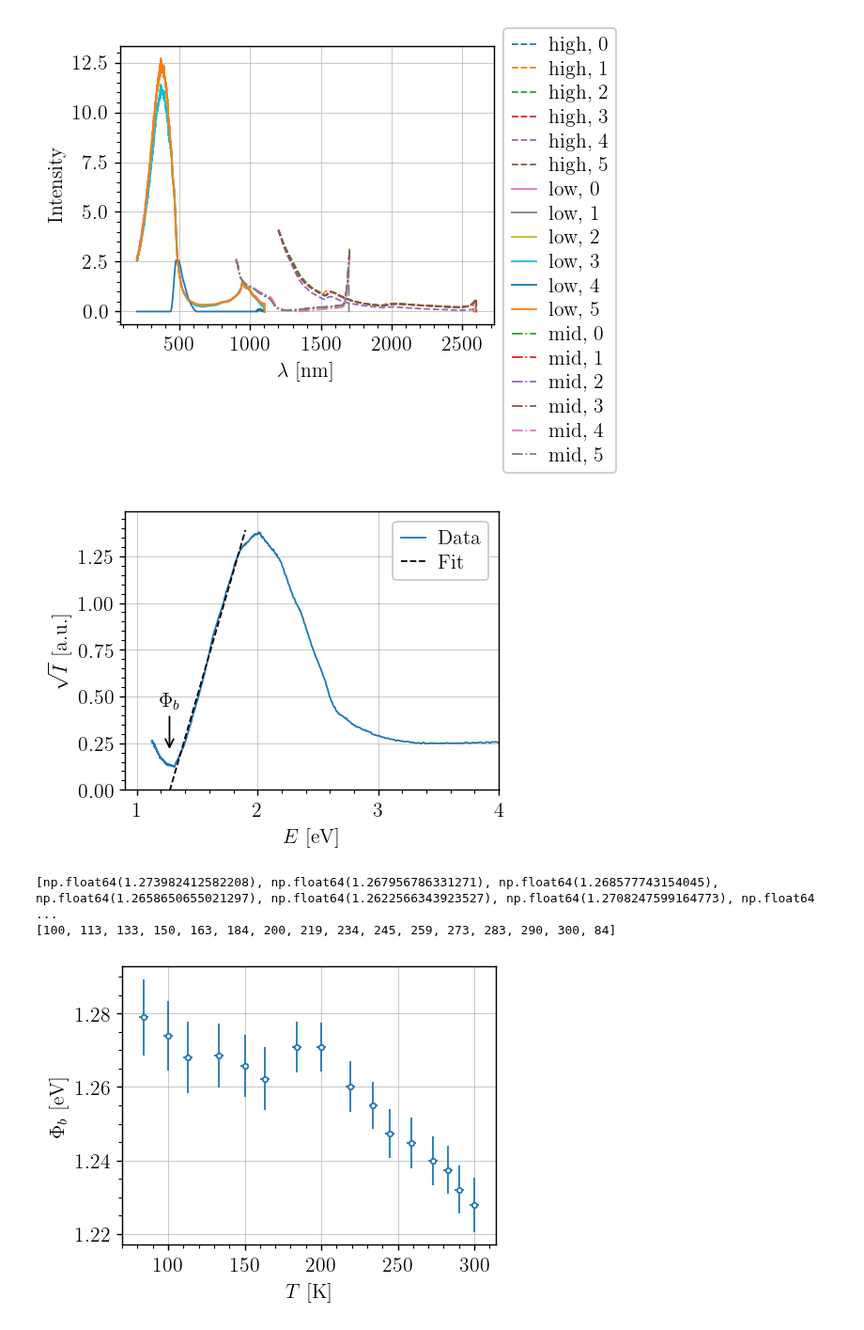
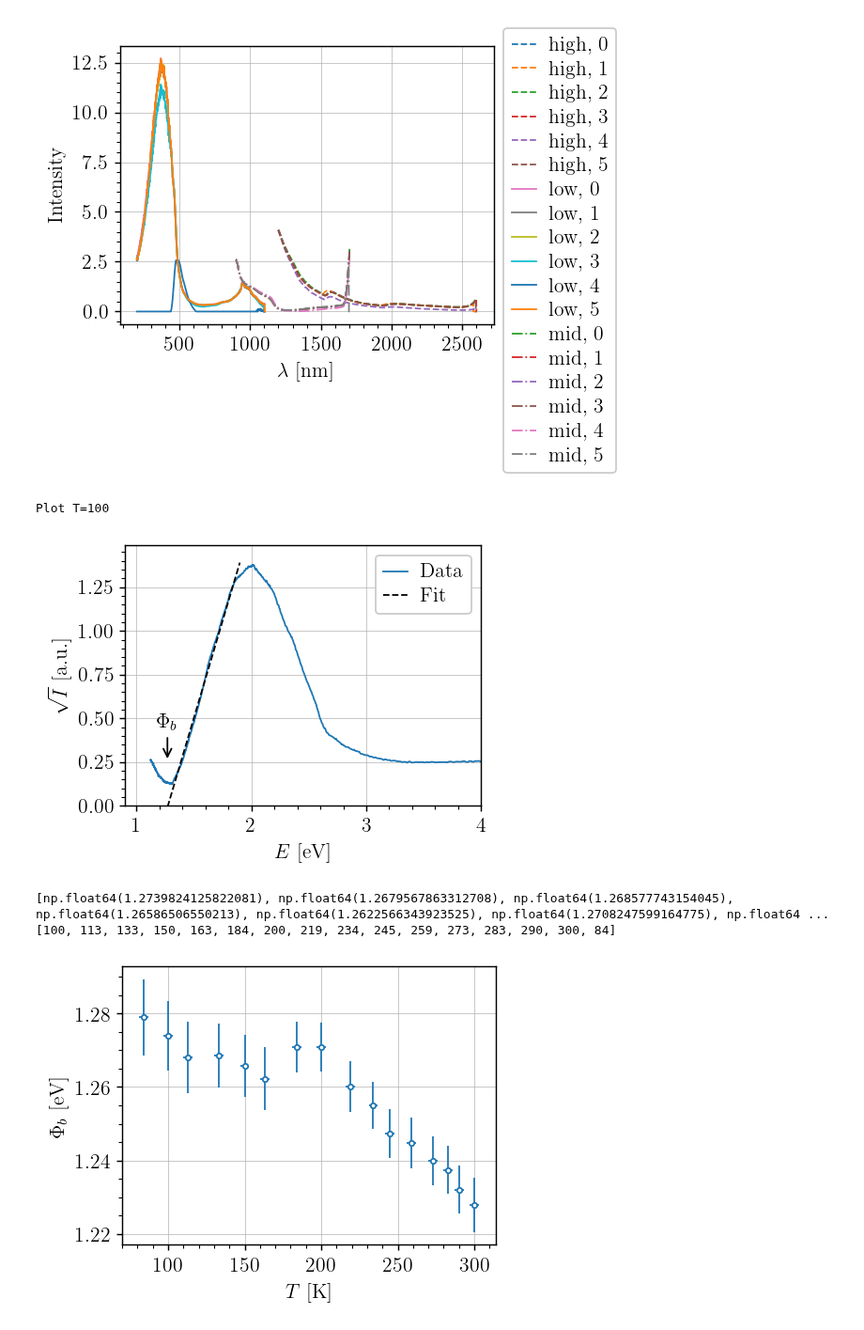
Before and after one commit to TomVdt/TPIII, a Jupyter notebook: 06-photoemission-interne/analyse/exp2_calibration.ipynb, the cells around one changed output. Shown at 94% size. Saved outputs shown, nothing was run; the diff lists cells and outputs as text; code cells hidden in the pictures.

```diff
--- a/06-photoemission-interne/analyse/exp2_calibration.ipynb
+++ b/06-photoemission-interne/analyse/exp2_calibration.ipynb
@@ -84,38 +81,40 @@ for i, photocurr in enumerate(photocurrent_dataset):
 
     # plt.plot(photocurr.E, np.sqrt(mod_intensity), label="After calibration")
 
     studied_E_range = photocurr.E[(1.3 < photocurr.E) & (photocurr.E < 1.9)]
     studied_sqrt_intens = np.sqrt(mod_intensity)[(1.3 < photocurr.E) & (photocurr.E < 1.9)]
     coefs, cov = np.polyfit(studied_E_range, studied_sqrt_intens, 1, cov=True)
     errs = np.sqrt(np.diag(cov))
     fitfunc = np.poly1d(coefs)
 
     phi_b.append(-coefs[1] / coefs[0])
     err_phi_b.append(np.abs(errs[0]/coefs[0]) + np.abs(errs[1]/coefs[1]))
 
     T.append(photocurr.T)
 
     if (i == 0):
         x = np.linspace(1, 1.9, 20)
         plt.plot(photocurr.E, np.sqrt(mod_intensity), label="Data")
         plt.plot(x, fitfunc(x), label="Fit", ls="--", c='k')
-
+        print(f"Plot T={photocurr.T}")
         plt.xlabel("$E$ [eV]")
         plt.ylabel("$\\sqrt{I}$ [a.u.]")
         plt.xlim(0.9, 4)
         plt.ylim(0)
 
-        plt.annotate("$\\Phi_b$", (1.27,0.2), (1.27, 0.45), arrowprops=dict(arrowstyle='->', color="k",),ha='center')
+        plt.annotate("$\\Phi_b$", (1.27,0.25), (1.27, 0.45), arrowprops=dict(arrowstyle='->', color="k",),ha='center')
         plt.legend()
+        plt.tight_layout()
         plt.savefig("../figures/photocurrent_curve.pdf")
         plt.show()
 
 print(phi_b)
 print(T)
 # %% [output]
+Plot T=100
-[figure, old version]
+[figure, new version]
-[np.float64(1.273982412582208), np.float64(1.267956786331271), np.float64(1.268577743154045), np.float64(1.2658650655021297), np.float64(1.2622566343923527), np.float64(1.2708247599164773), np.float64 ...
-[100, 113, 133, 150, 163, 184, 200, 219, 234, 245, 259, 273, 283, 290, 300, 84]
+[np.float64(1.2739824125822081), np.float64(1.2679567863312708), np.float64(1.268577743154045), np.float64(1.26586506550213), np.float64(1.2622566343923525), np.float64(1.2708247599164775), np.float64 ...
+[100, 113, 133, 150, 163, 184, 200, 219, 234, 245, 259, 273, 283, 290, 300, 84]
 # %%
 plt.errorbar(T,phi_b,
             xerr=3, yerr=err_phi_b,
```
Also changed, not shown: parts of 1 cell of this notebook, 14 other files.
